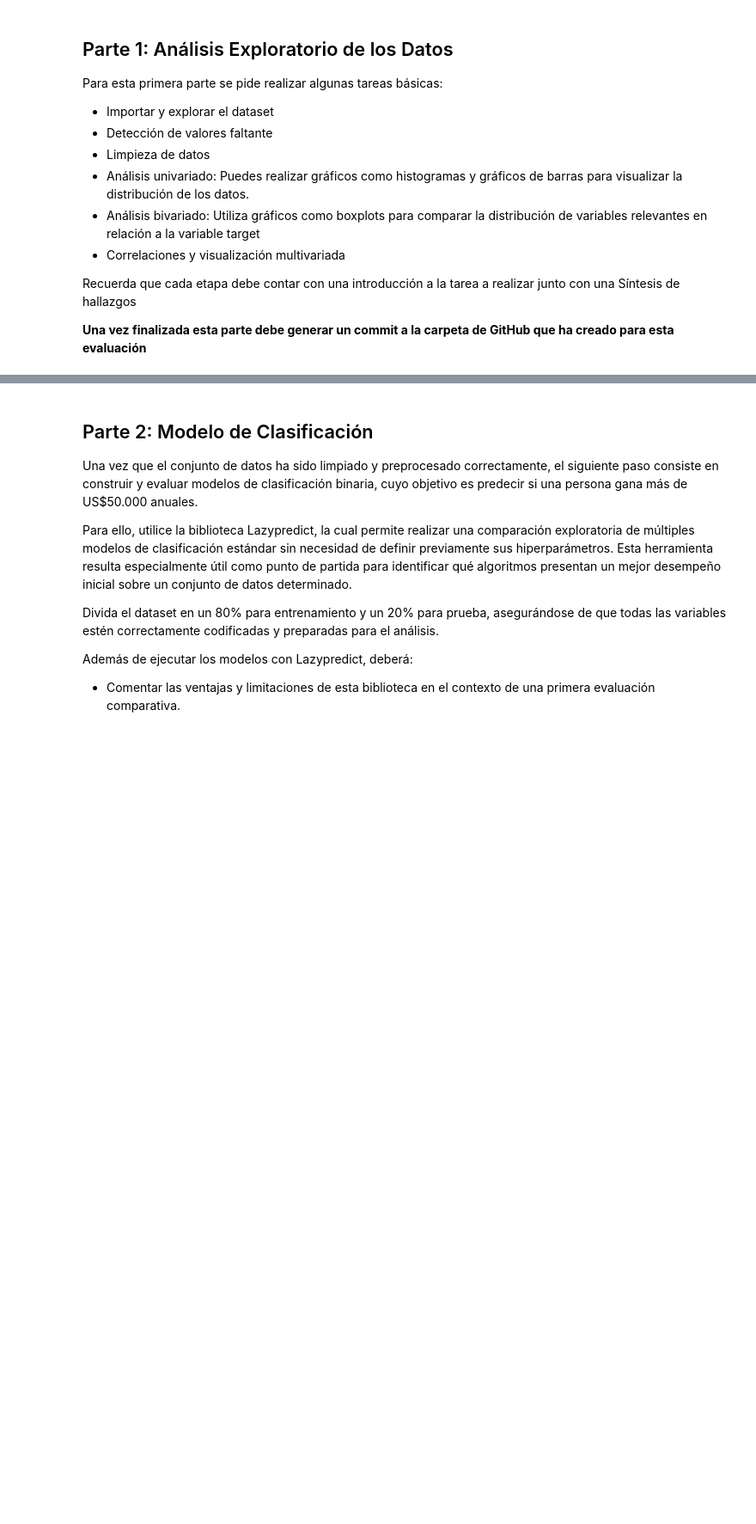
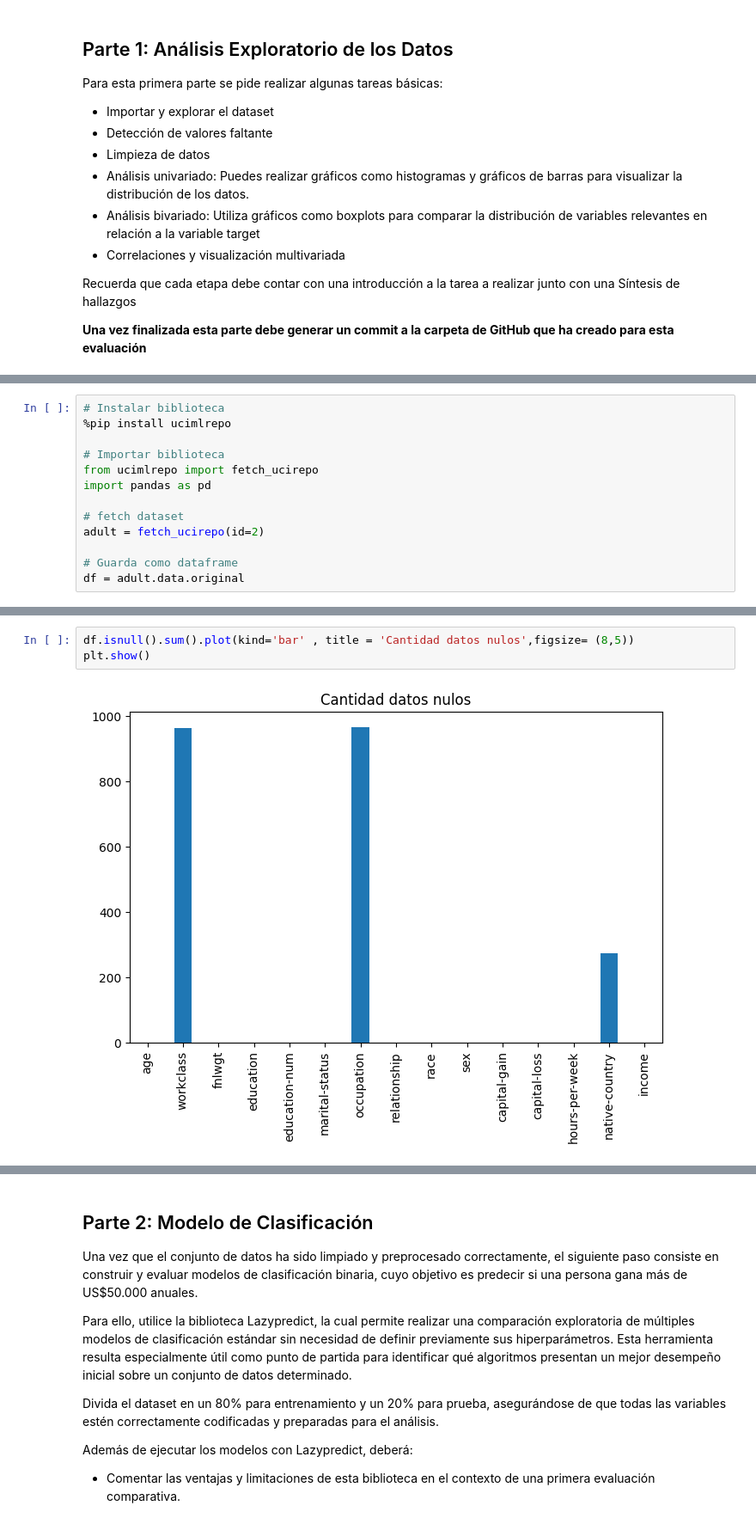
Before and after one commit to Diego2505-economist/ModelosDeClasificaci-n, a Jupyter notebook: CcsDatosEconmía_Examen.ipynb, the cells around one changed output, grey strips where cells are left out. Shown at 86% size. Cells and saved outputs as stored; diff of their text form; blank space fills up the shorter version.

```diff
--- a/CcsDatosEconmía_Examen.ipynb
+++ b/CcsDatosEconmía_Examen.ipynb
@@ -39,0 +66,13 @@ Recuerda que cada etapa debe contar con una introducción a la tarea a realizar
+# %%
+# Instalar biblioteca
+%pip install ucimlrepo
+
+# Importar biblioteca
+from ucimlrepo import fetch_ucirepo
+import pandas as pd
+
+# fetch dataset
+adult = fetch_ucirepo(id=2)
+
+# Guarda como dataframe
+df = adult.data.original
@@ -39,0 +165,5 @@ Recuerda que cada etapa debe contar con una introducción a la tarea a realizar
+# %%
+df.isnull().sum().plot(kind='bar' , title = 'Cantidad datos nulos',figsize= (8,5))
+plt.show()
+# %% [output]
+[figure, added]
```
Also changed, not shown: parts of 20 cells of this notebook.
